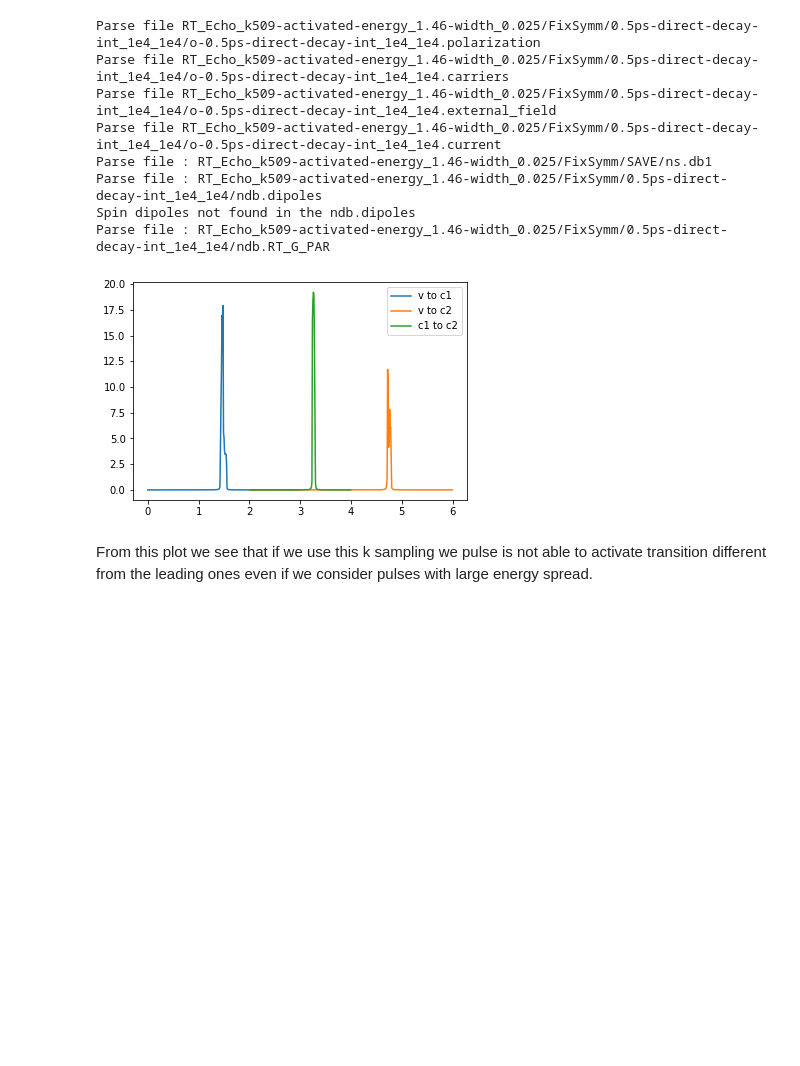
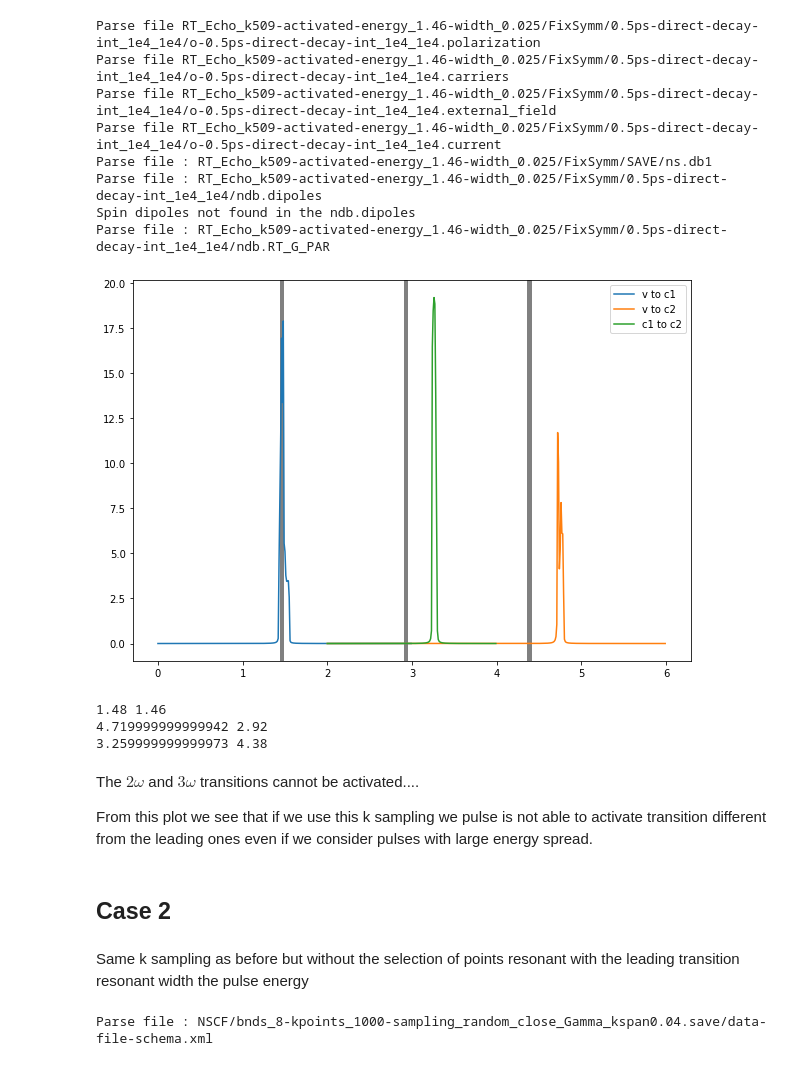
Before and after one commit to marcodalessandro76/Echo_mechanisms_decay_time_optical_orientation, a Jupyter notebook: PHOTON_ECO/ANALYSIS_JDOS.ipynb, the cells around one changed output. Cells and saved outputs as stored; diff of their text form; code cells hidden in the pictures; blank space fills up the shorter version.

```diff
--- a/PHOTON_ECO/ANALYSIS_JDOS.ipynb
+++ b/PHOTON_ECO/ANALYSIS_JDOS.ipynb
@@ -45,10 +50,36 @@ dos = Dos()
 dos.append(trans_vtoc1.flatten(),minVal=0,maxVal=3,eta=1e-3,label='v to c1')
 dos.append(trans_vtoc2.flatten(),minVal=2,maxVal=6,eta=1e-3,label='v to c2')
 dos.append(trans_c1toc2.flatten(),minVal=2,maxVal=4,eta=1e-3,label='c1 to c2')
-dos.plot(plt)
-# %% [output]
-[figure, removed]
+# %%
+omega = 1.46
+width = 0.02
+
+fig, ax1 = plt.subplots(figsize=(10, 7))
+ax1.axvspan(omega-width,omega+width,color='grey')
+ax1.axvspan(2*omega-width,2*omega+width,color='grey')
+ax1.axvspan(3*omega-width,3*omega+width,color='grey')
+dos.plot(plt)
+# %% [output]
+[figure, added]
+# %%
+for ind in range(len(dos.dos)):
+    print(dos.dos[ind][0][np.where(dos.dos[ind][1]==max(dos.dos[ind][1]))[0]][0],omega*(ind+1))
+# %% [output]
+1.48 1.46
+4.719999999999942 2.92
+3.259999999999973 4.38
 # %% [markdown]
+The $2\omega$ and $3\omega$ transitions cannot be activated....
+
 From this plot we see that if we use this k sampling we pulse is not able to
 activate transition different from the leading ones even if we consider pulses with
 large energy spread.
+# %% [markdown]
+## Case 2
+# %% [markdown]
+Same k sampling as before but without the selection of points resonant with the leading transition resonant width the pulse energy
+# %%
+file = 'NSCF/bnds_8-kpoints_1000-sampling_random_close_Gamma_kspan0.04.save/data-file-schema.xml'
+data = P.PwParser(file)
+# %% [output]
+Parse file : NSCF/bnds_8-kpoints_1000-sampling_random_close_Gamma_kspan0.04.save/data-file-schema.xml
```
Also changed, not shown: parts of 13 cells of this notebook, 3 other files.
